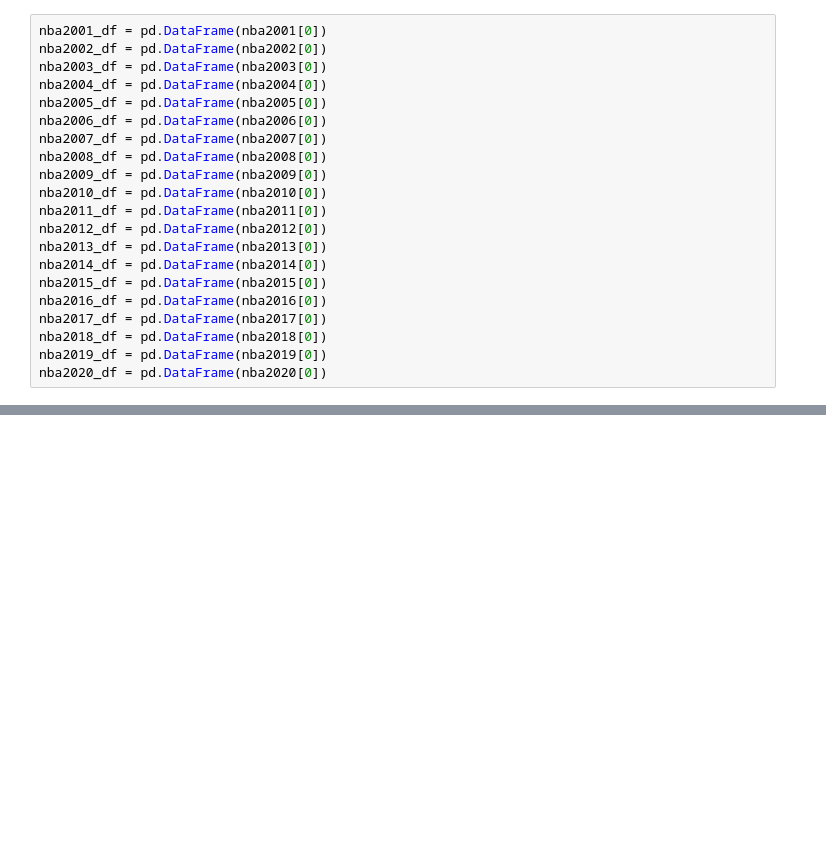
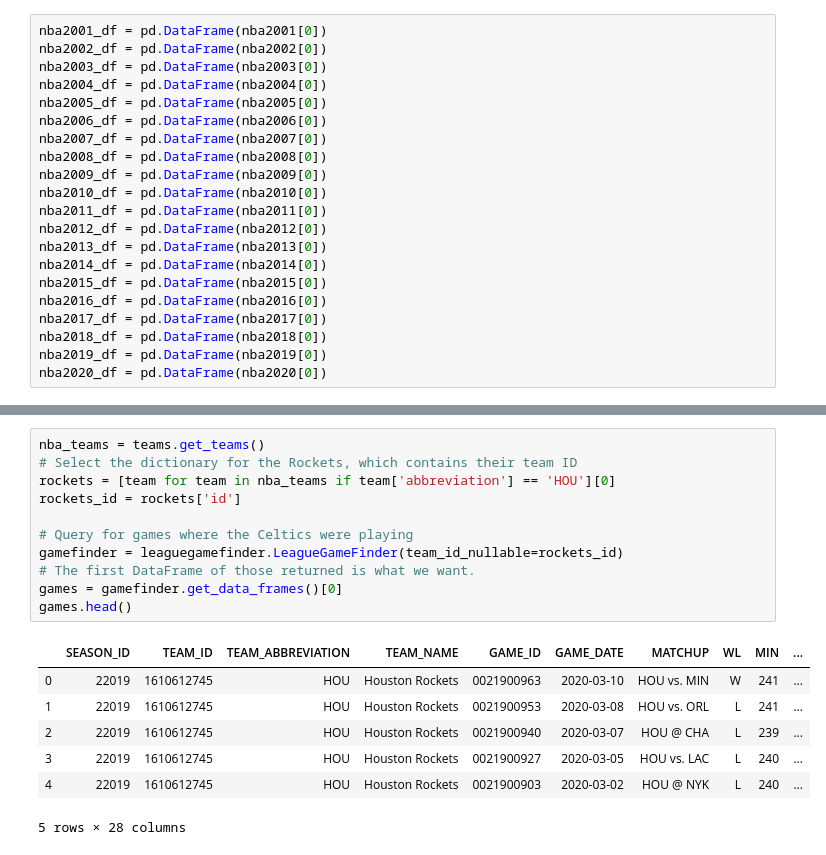
Before and after one commit to brentgarbe/Group6Repo, a Jupyter notebook: Data_Exploration.ipynb, the cells around one changed output, grey strips where cells are left out. Cells and saved outputs as stored; diff of their text form; blank space fills up the shorter version.

```diff
--- a/Data_Exploration.ipynb
+++ b/Data_Exploration.ipynb
@@ -56,0 +151,19 @@ nba2020_df = pd.DataFrame(nba2020[0])
+# %%
+nba_teams = teams.get_teams()
+# Select the dictionary for the Rockets, which contains their team ID
+rockets = [team for team in nba_teams if team['abbreviation'] == 'HOU'][0]
+rockets_id = rockets['id']
+
+# Query for games where the Celtics were playing
+gamefinder = leaguegamefinder.LeagueGameFinder(team_id_nullable=rockets_id)
+# The first DataFrame of those returned is what we want.
+games = gamefinder.get_data_frames()[0]
+games.head()
+# %% [output]
+|  | SEASON_ID | TEAM_ID | TEAM_ABBREVIATION | TEAM_NAME | GAME_ID | GAME_DATE | MATCHUP | WL | MIN | ... |
+| 0 | 22019 | 1610612745 | HOU | Houston Rockets | 0021900963 | 2020-03-10 | HOU vs. MIN | W | 241 | ... |
+| 1 | 22019 | 1610612745 | HOU | Houston Rockets | 0021900953 | 2020-03-08 | HOU vs. ORL | L | 241 | ... |
+| 2 | 22019 | 1610612745 | HOU | Houston Rockets | 0021900940 | 2020-03-07 | HOU @ CHA | L | 239 | ... |
+| 3 | 22019 | 1610612745 | HOU | Houston Rockets | 0021900927 | 2020-03-05 | HOU vs. LAC | L | 240 | ... |
+| 4 | 22019 | 1610612745 | HOU | Houston Rockets | 0021900903 | 2020-03-02 | HOU @ NYK | L | 240 | ... |
+5 rows × 28 columns
```
Also changed, not shown: parts of 20 cells of this notebook.
